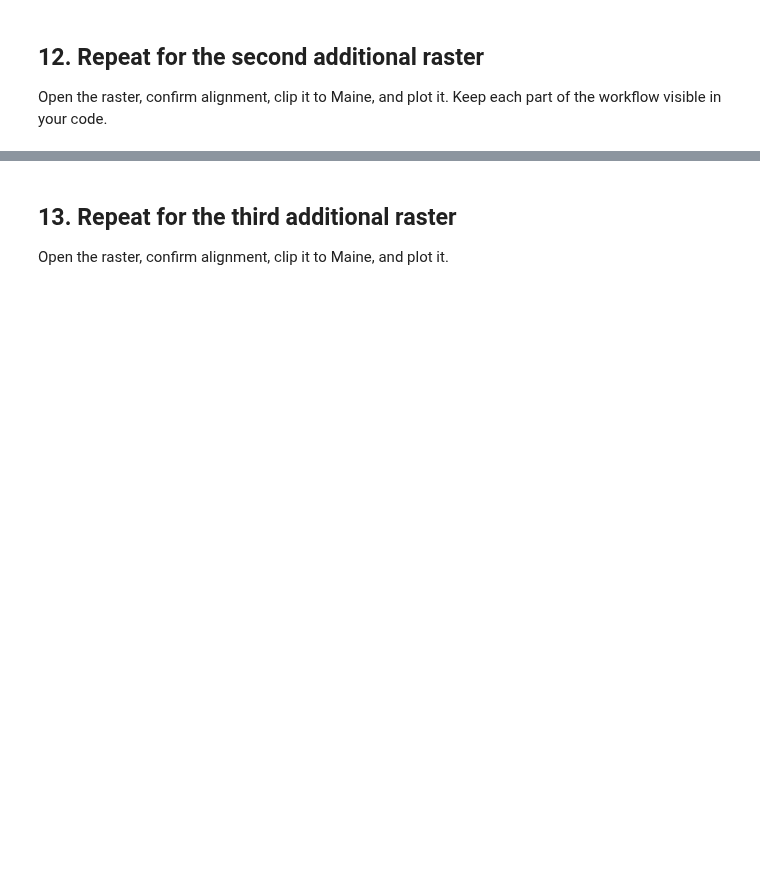
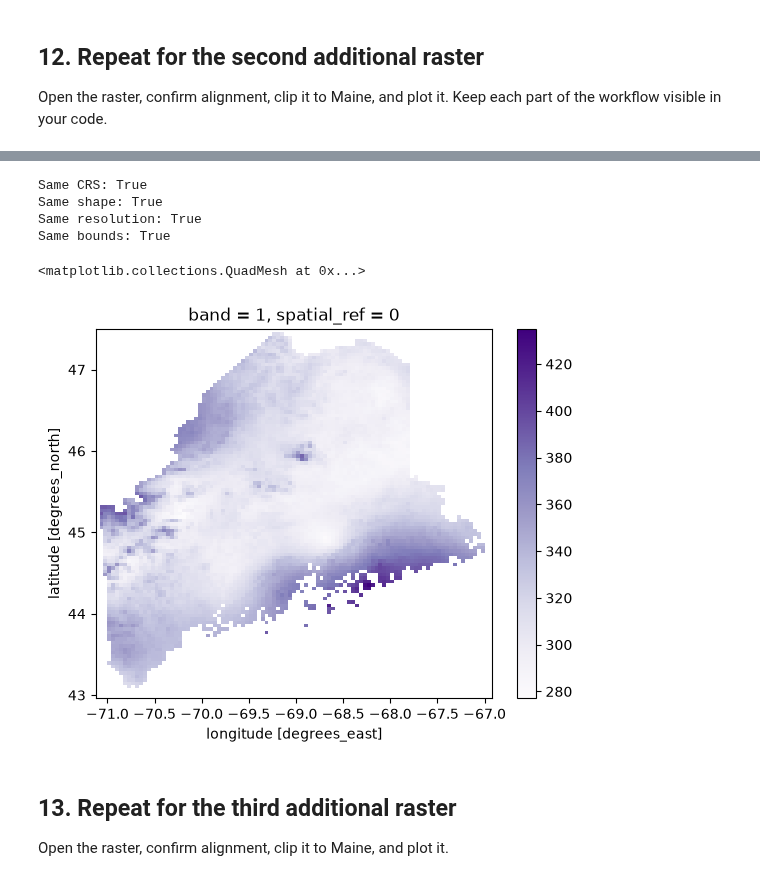
Before and after one commit to carlycoughlin-ux/BIO597-SpatialBiodiversity, a Jupyter notebook: docs/assignments/Assignment-05-RasterData.ipynb, the cells around one changed output, grey strips where cells are left out. Cells and saved outputs as stored; diff of their text form; code cells hidden in the pictures; blank space fills up the shorter version.

```diff
--- a/docs/assignments/Assignment-05-RasterData.ipynb
+++ b/docs/assignments/Assignment-05-RasterData.ipynb
@@ -139,3 +249,17 @@ Use the same clipping settings as BIO1. Plot the Maine result with an appropriat
 Open the raster, confirm alignment, clip it to Maine, and plot it. Keep each part of the workflow visible in your code.
 # %%
 # Complete the workflow for the second additional raster.
+# %%
+# Open your second additional raster.
+bio16 = rxr.open_rasterio(
+    bioclim_path / "wc2.1_2.5m_bio_16.tif",
+    masked=True,
+)
+# Inspect its metadata.
+print("Dimensions:", bio16.dims)
+print("Shape:", bio16.shape)
+print("Data type:", bio16.dtype)
+print("CRS:", bio16.rio.crs)
+print("Resolution:", bio16.rio.resolution())
+print("Bounds:", bio16.rio.bounds())
+print("NoData:", bio16.rio.nodata)
@@ -142,3 +274,29 @@ Open the raster, confirm alignment, clip it to Maine, and plot it. Keep each par
+# %%
+# Compare the second additional raster with bio1.
+print("Same CRS:", bio1.rio.crs == bio16.rio.crs)
+print("Same shape:", bio1.shape == bio16.shape)
+print("Same resolution:", bio1.rio.resolution() == bio16.rio.resolution())
+print("Same bounds:", bio1.rio.bounds() == bio16.rio.bounds())
+# %% [output]
+Same CRS: True
+Same shape: True
+Same resolution: True
+Same bounds: True
+# %%
+# Clip, squeeze, and plot the second additional raster.
+bio16_maine = bio16.rio.clip(
+    maine_boundary.geometry,
+    maine_boundary.crs,
+    drop=True,
+    from_disk=True,
+)
+
+bio16_maine = bio16_maine.squeeze()
+
+bio16_maine.plot(cmap="Purples")
+# %% [output]
+<matplotlib.collections.QuadMesh at 0x...>
+[figure, added]
 # %% [markdown]
 ## 13. Repeat for the third additional raster
 
```
Also changed, not shown: parts of 39 cells of this notebook.
